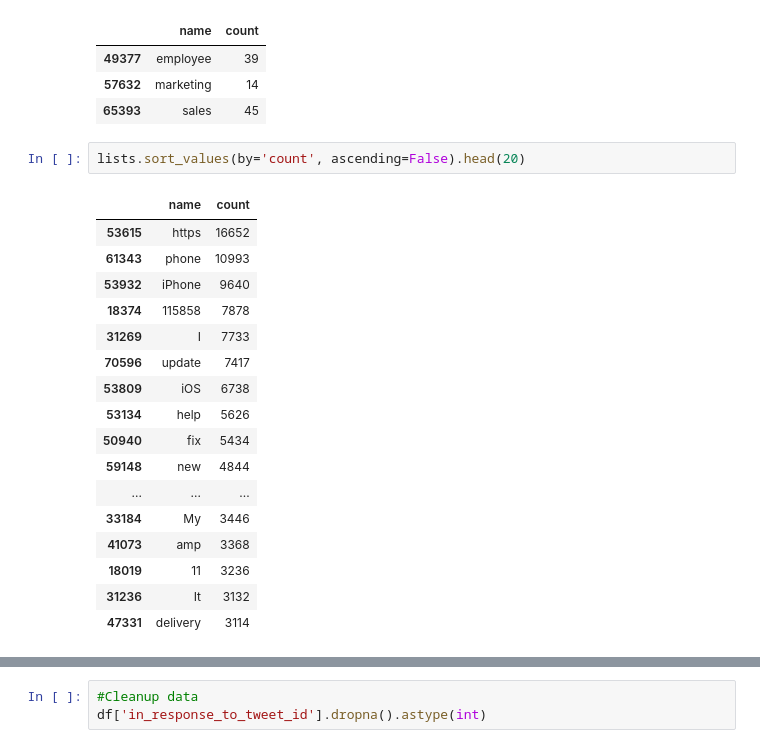
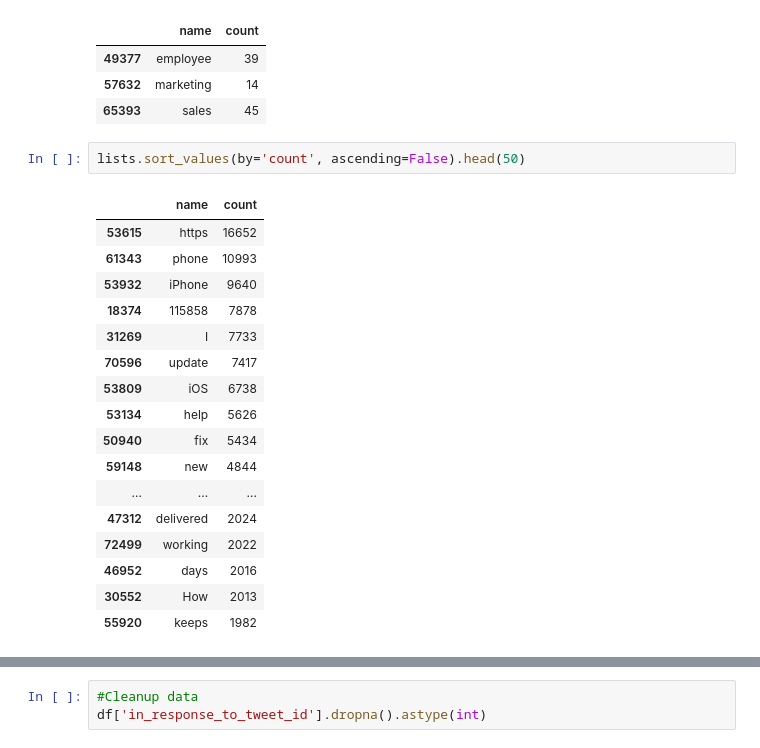
Before and after one commit to tisSoFluffy/chatbot, a Jupyter notebook: capstone_work.ipynb, the cells around one changed output, grey strips where cells are left out. Saved outputs shown, nothing was run; the diff lists cells and outputs as text.

```diff
--- a/capstone_work.ipynb
+++ b/capstone_work.ipynb
@@ -148,22 +157,22 @@ lists[lists['name'].isin(['employee','sales','marketing'])]
 | 57632 | marketing | 14 |
 | 65393 | sales | 45 |
 # %%
-lists.sort_values(by='count', ascending=False).head(20)
+lists.sort_values(by='count', ascending=False).head(50)
 # %% [output]
 |  | name | count |
 | 53615 | https | 16652 |
 | 61343 | phone | 10993 |
 | 53932 | iPhone | 9640 |
 | 18374 | 115858 | 7878 |
 | 31269 | I️ | 7733 |
 | 70596 | update | 7417 |
 | 53809 | iOS | 6738 |
 | 53134 | help | 5626 |
 | 50940 | fix | 5434 |
 | 59148 | new | 4844 |
 | ... | ... | ... |
-| 33184 | My | 3446 |
-| 41073 | amp | 3368 |
-| 18019 | 11 | 3236 |
-| 31236 | It | 3132 |
-| 47331 | delivery | 3114 |
+| 47312 | delivered | 2024 |
+| 72499 | working | 2022 |
+| 46952 | days | 2016 |
+| 30552 | How | 2013 |
+| 55920 | keeps | 1982 |
```
Also changed, not shown: parts of 13 cells of this notebook, 8 other files.
